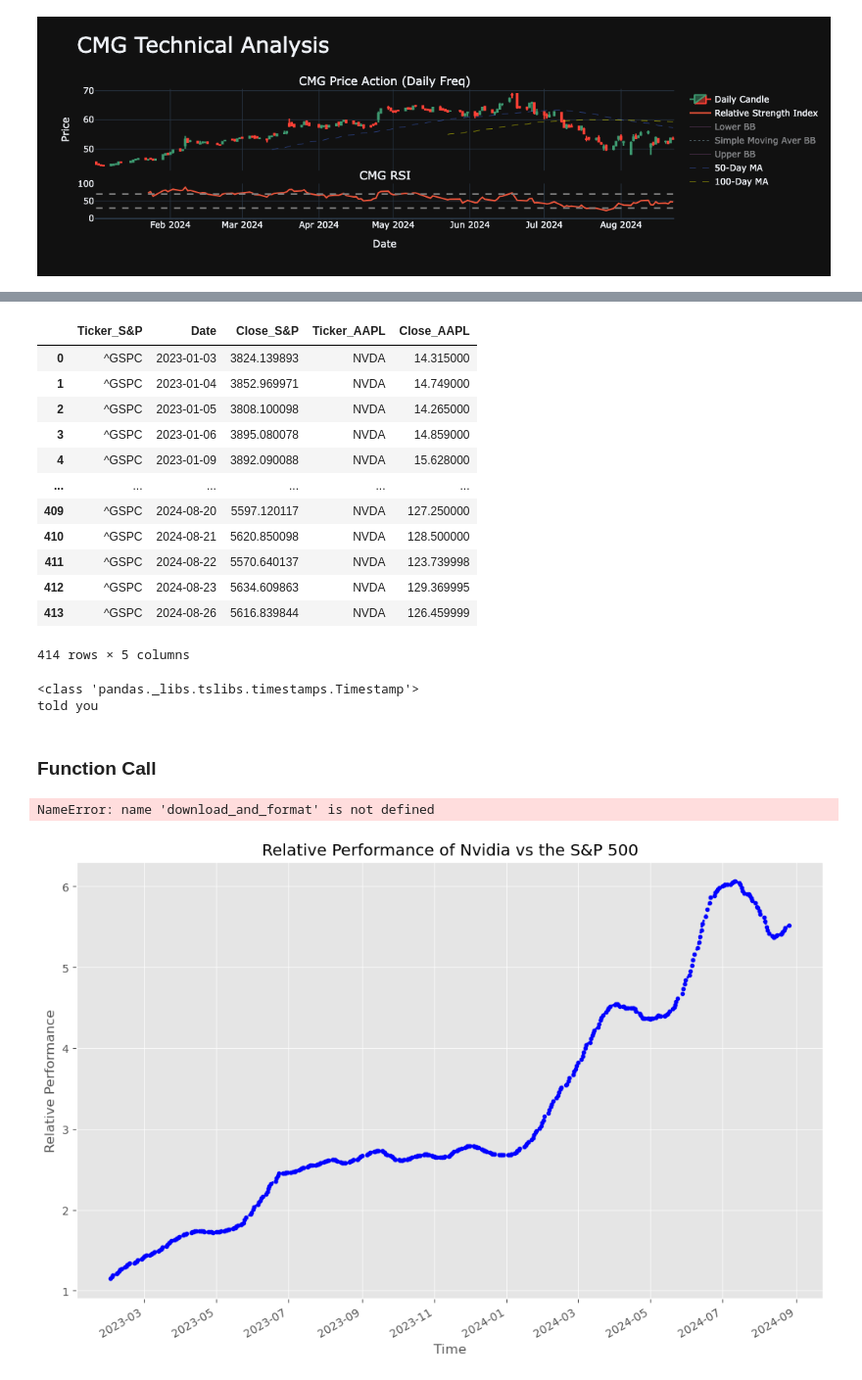
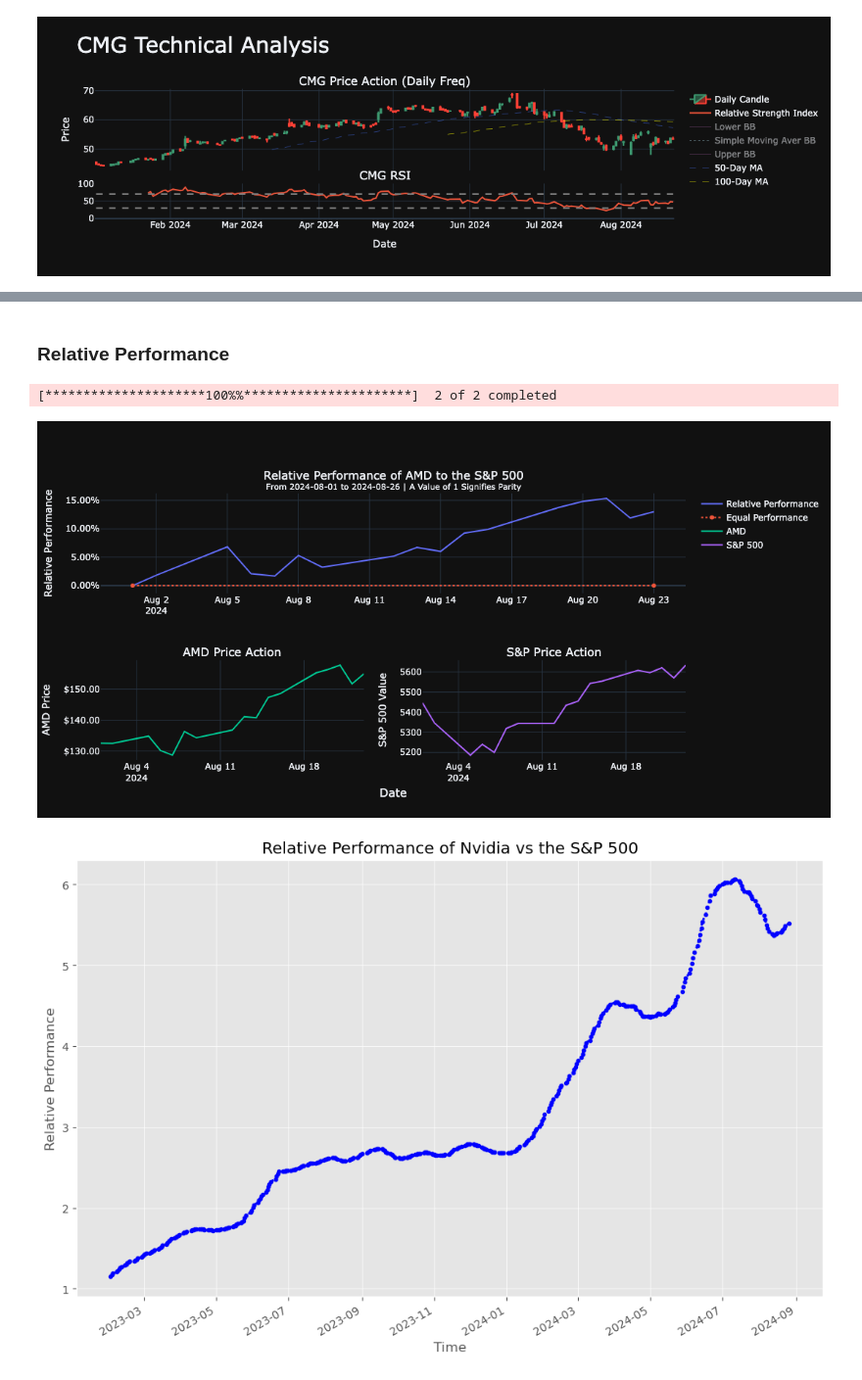
Before and after one commit to dvdhartsman/stock_data_project, a Jupyter notebook: visualizations.ipynb, the cells around one changed output, grey strips where cells are left out. Shown at 98% size. Cells and saved outputs as stored; diff of their text form; code cells hidden in the pictures.

Commit message:
test functions

```diff
--- a/visualizations.ipynb
+++ b/visualizations.ipynb
@@ -196,16 +69,0 @@ rel = df_a.query("Ticker == '^GSPC'")[["Ticker", "Date", "Close"]].merge(
-# %%
-rel
-# %% [output]
-|  | Ticker_S&P | Date | Close_S&P | Ticker_AAPL | Close_AAPL |
-| 0 | ^GSPC | 2023-01-03 | 3824.139893 | NVDA | 14.315000 |
-| 1 | ^GSPC | 2023-01-04 | 3852.969971 | NVDA | 14.749000 |
-| 2 | ^GSPC | 2023-01-05 | 3808.100098 | NVDA | 14.265000 |
-| 3 | ^GSPC | 2023-01-06 | 3895.080078 | NVDA | 14.859000 |
-| 4 | ^GSPC | 2023-01-09 | 3892.090088 | NVDA | 15.628000 |
-| ... | ... | ... | ... | ... | ... |
-| 409 | ^GSPC | 2024-08-20 | 5597.120117 | NVDA | 127.250000 |
-| 410 | ^GSPC | 2024-08-21 | 5620.850098 | NVDA | 128.500000 |
-| 411 | ^GSPC | 2024-08-22 | 5570.640137 | NVDA | 123.739998 |
-| 412 | ^GSPC | 2024-08-23 | 5634.609863 | NVDA | 129.369995 |
-| 413 | ^GSPC | 2024-08-26 | 5616.839844 | NVDA | 126.459999 |
-414 rows × 5 columns
@@ -292,17 +70,10 @@ def plot_rel_performance(ticker:str, start:str="2023-01-01", end:str=pd.Timestam
-# %%
-end = pd.Timestamp.today()
-print(type(end))
-if isinstance(end, pd.Timestamp):
-    print("told you")
-# %% [output]
-<class 'pandas._libs.tslibs.timestamps.Timestamp'>
-told you
-# %% [markdown]
-### Function Call
+# %% [markdown]
+### Relative Performance
 # %%
-plot_rel_performance(ticker="nvda", start="2024-08-01", end="2024-08-26")
+plot_rel_performance(ticker="amd", start="2024-08-01", end="2024-08-26")
 # %% [output]
-NameError: name 'download_and_format' is not defined
+[*********************100%%**********************]  2 of 2 completed
+[figure, added]
 # %%
 plt.style.use("ggplot")
 # rel.set_index("Date", inplace=True)
```
Also changed, not shown: parts of 16 cells of this notebook, 1 other file.
